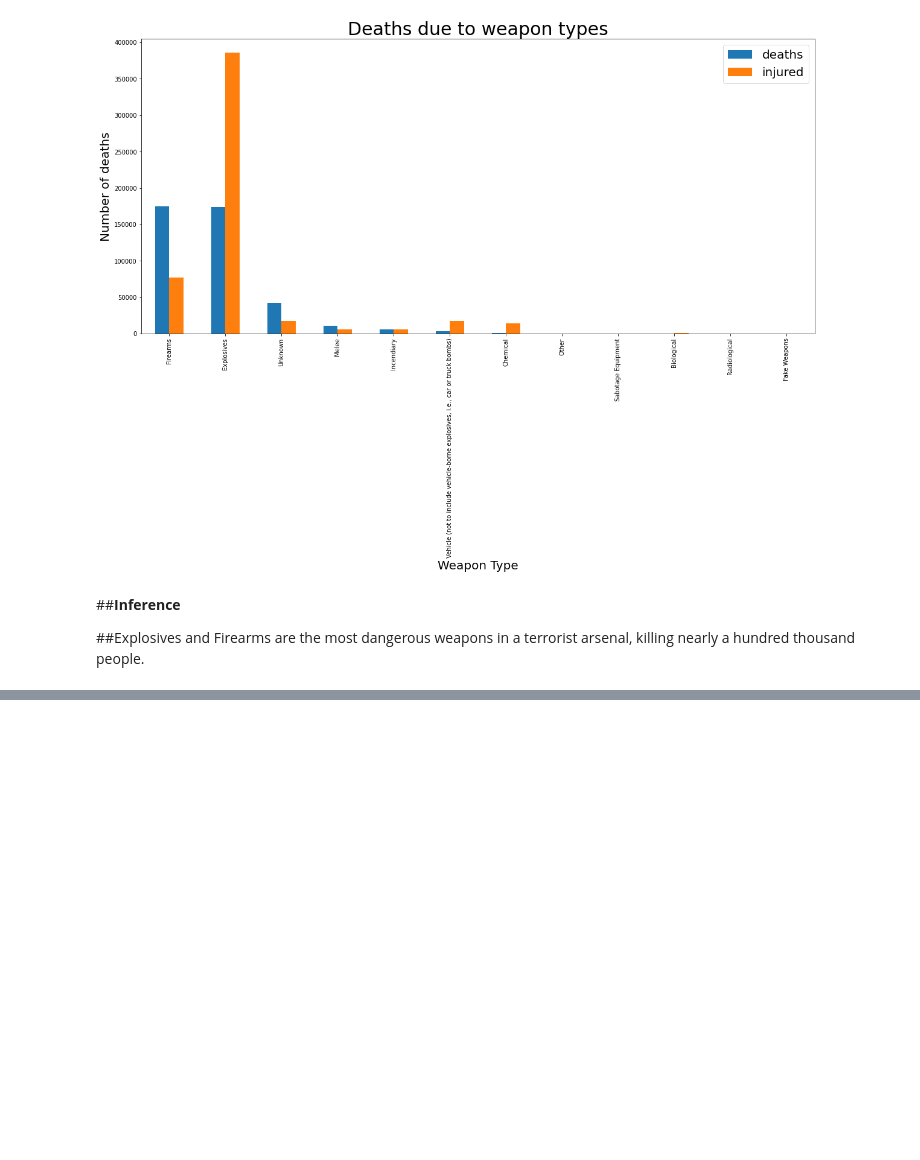
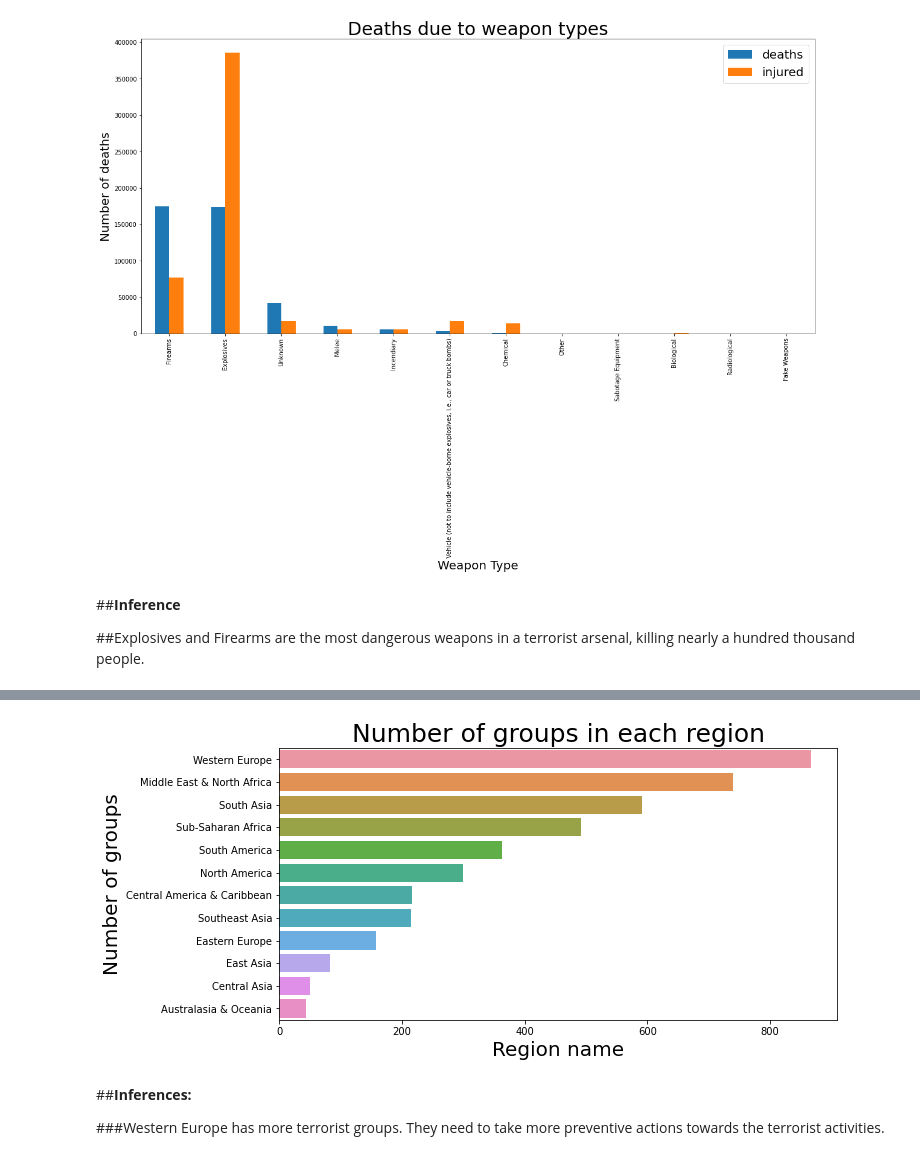
Before and after one commit to nivyathiruvoth/Global-Terrorism-Analysis, a Jupyter notebook: EDA_Global_Terrorism_Analysis.ipynb, the cells around one changed output, grey strips where cells are left out. Drawn from its saved outputs; the diff is of its cells as text; code cells hidden in the pictures; blank space fills up the shorter version.

```diff
--- a/EDA_Global_Terrorism_Analysis.ipynb
+++ b/EDA_Global_Terrorism_Analysis.ipynb
@@ -660,0 +813,7 @@ plt.show()
+# %%
+#Counting number of unique groups in each region
+gtd1=new_gtd.groupby("region_name").agg({"gname":"nunique"}).sort_values(by="gname",ascending=False)
+gtd1.rename(columns={"gname":"num_ter_groups"},inplace=True)
+# %%
+gtd1.reset_index(inplace=True)
+gtd1
@@ -660,0 +834,15 @@ plt.show()
+# %%
+#plotting graph of the weakest 5 country based on defense_success_rate
+sns.barplot(data = gtd1, y="region_name",x="num_ter_groups")
+plt.rcParams["figure.figsize"]=(25,7)
+plt.title("Number of groups in each region",fontsize=25)
+plt.xlabel("Region name",fontsize=20)
+plt.ylabel("Number of groups",fontsize=20)
+# Show the plot
+plt.show()
+# %% [output]
+[figure, added]
+# %% [markdown]
+##**Inferences:**
+
+###Western Europe has more terrorist groups. They need to take more preventive actions towards the terrorist activities.
```
Also changed, not shown: parts of 25 cells of this notebook.
